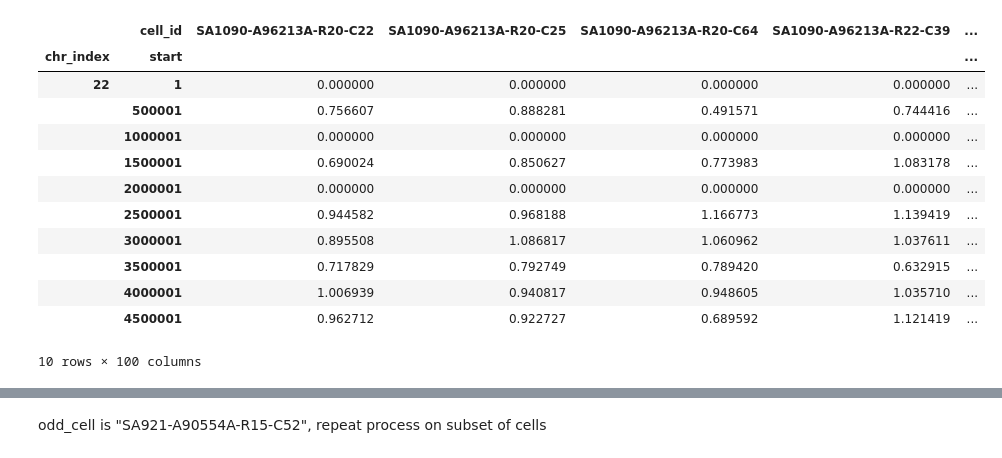
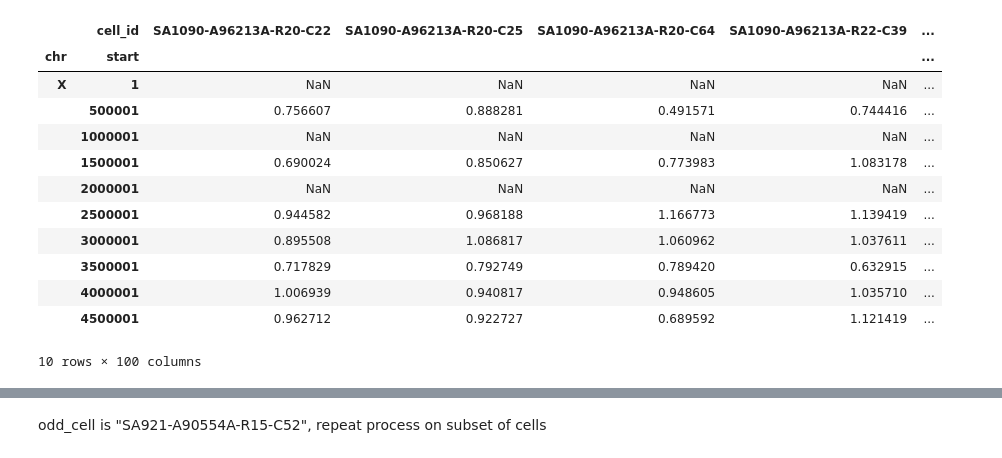
Before and after one commit to shahcompbio/scgenome-deprecated, a Jupyter notebook: notebooks/bayesian_spike_in-Copy1.ipynb, the cells around one changed output, grey strips where cells are left out. Saved outputs shown, nothing was run; the diff lists cells and outputs as text; code cells hidden in the pictures.

```diff
--- a/notebooks/bayesian_spike_in-Copy1.ipynb
+++ b/notebooks/bayesian_spike_in-Copy1.ipynb
@@ -102,14 +123,14 @@ display(bimatrix_data)
 10 rows × 100 columns
 # %%
-matrix_data
+matrix_data["copy"]
 # %% [output]
 |  | cell_id | SA1090-A96213A-R20-C22 | SA1090-A96213A-R20-C25 | SA1090-A96213A-R20-C64 | SA1090-A96213A-R22-C39 | ... |
-| chr_index | start |  |  |  |  | ... |
-| 22 | 1 | 0.000000 | 0.000000 | 0.000000 | 0.000000 | ... |
+| chr | start |  |  |  |  | ... |
+| X | 1 | NaN | NaN | NaN | NaN | ... |
 |  | 500001 | 0.756607 | 0.888281 | 0.491571 | 0.744416 | ... |
-|  | 1000001 | 0.000000 | 0.000000 | 0.000000 | 0.000000 | ... |
+|  | 1000001 | NaN | NaN | NaN | NaN | ... |
 |  | 1500001 | 0.690024 | 0.850627 | 0.773983 | 1.083178 | ... |
-|  | 2000001 | 0.000000 | 0.000000 | 0.000000 | 0.000000 | ... |
+|  | 2000001 | NaN | NaN | NaN | NaN | ... |
 |  | 2500001 | 0.944582 | 0.968188 | 1.166773 | 1.139419 | ... |
 |  | 3000001 | 0.895508 | 1.086817 | 1.060962 | 1.037611 | ... |
 |  | 3500001 | 0.717829 | 0.792749 | 0.789420 | 0.632915 | ... |
```
Also changed, not shown: parts of 15 cells of this notebook, 1 other file.
